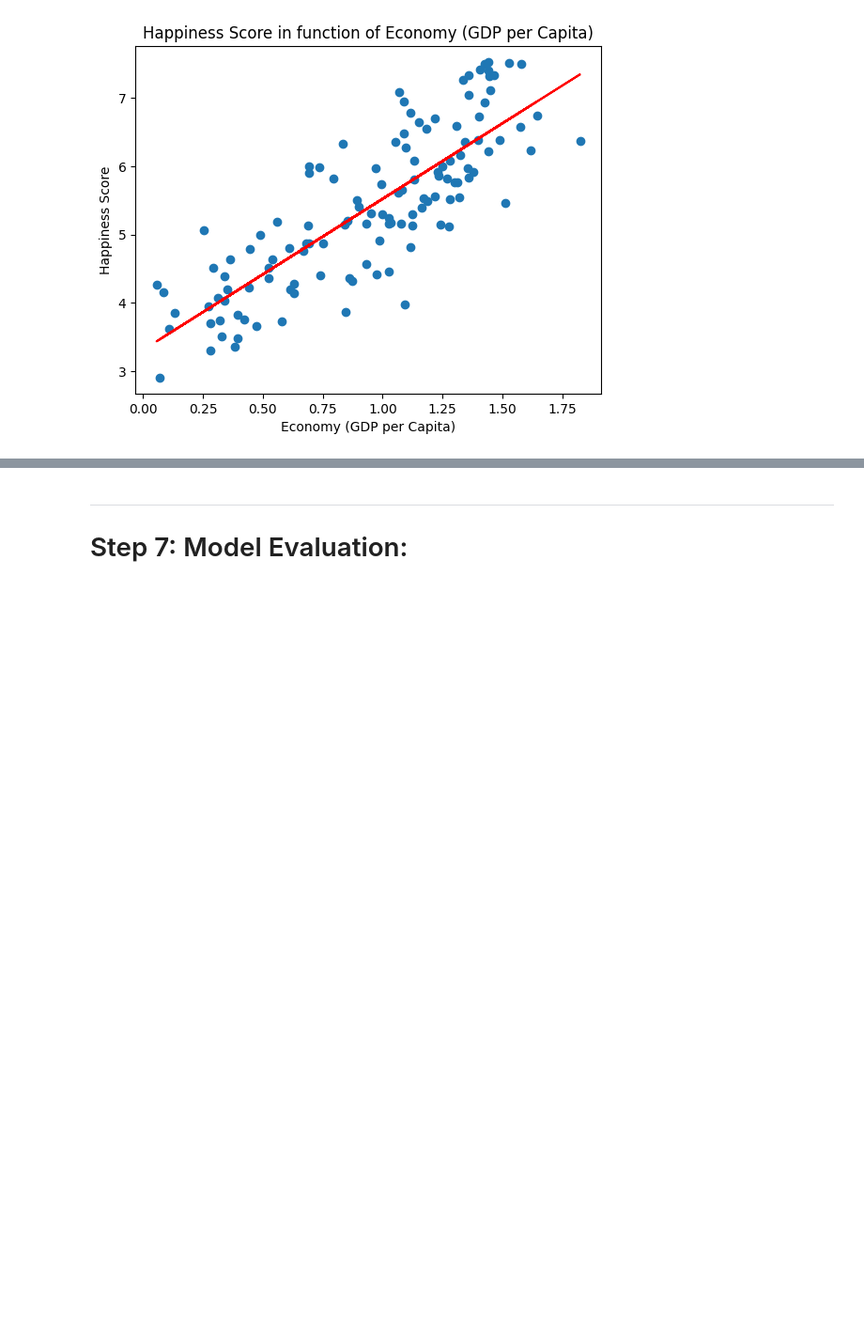
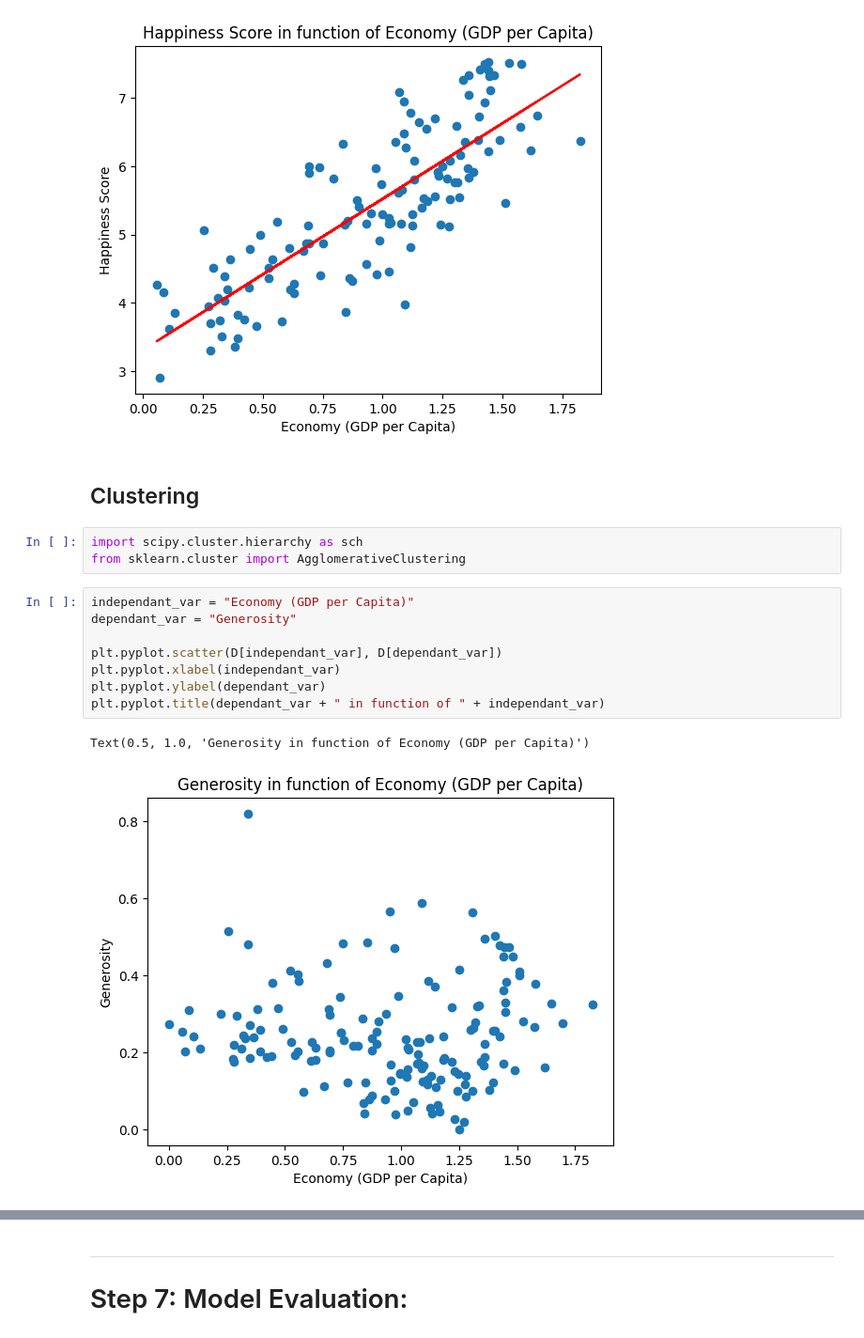
Before and after one commit to Hormone4/World-Happiness-Machine-Learning, a Jupyter notebook: main.ipynb, the cells around one changed output, grey strips where cells are left out. Shown: that part at 94% size. Cells and saved outputs as stored; diff of their text form; blank space fills up the shorter version.

```diff
--- a/main.ipynb
+++ b/main.ipynb
@@ -219,3 +219,19 @@ plt.pyplot.title(dependant_var + " in function of " + independant_var)
 # %% [output]
 Text(0.5, 1.0, 'Happiness Score in function of Economy (GDP per Capita)')
 [figure]
+# %% [markdown]
+<h2>Clustering</h2>
+# %%
+import scipy.cluster.hierarchy as sch
+from sklearn.cluster import AgglomerativeClustering
+# %%
+independant_var = "Economy (GDP per Capita)"
+dependant_var = "Generosity"
+
+plt.pyplot.scatter(D[independant_var], D[dependant_var])
+plt.pyplot.xlabel(independant_var)
+plt.pyplot.ylabel(dependant_var)
+plt.pyplot.title(dependant_var + " in function of " + independant_var)
+# %% [output]
+Text(0.5, 1.0, 'Generosity in function of Economy (GDP per Capita)')
+[figure, added]
```
Also changed, not shown: parts of 4 cells of this notebook.
